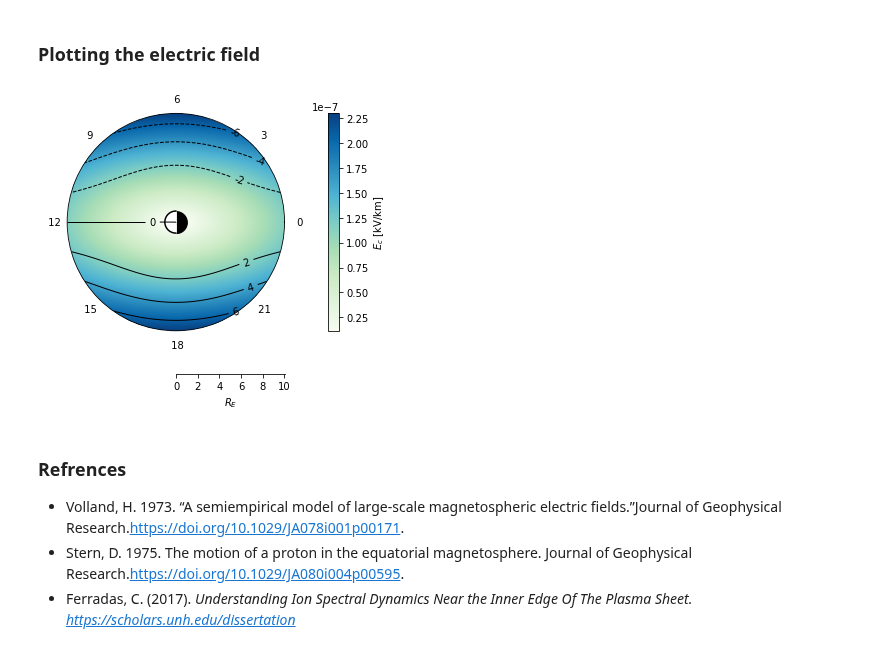
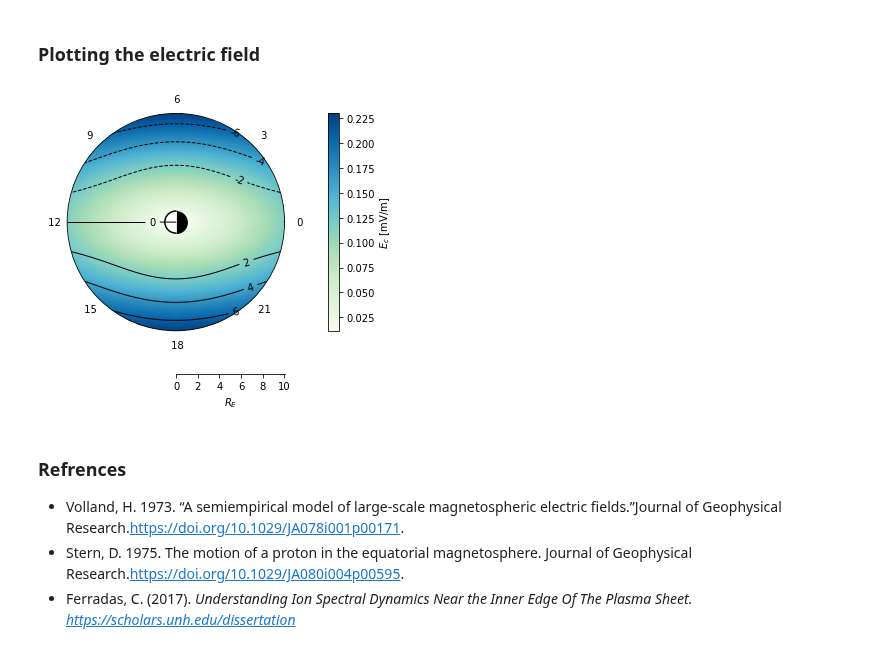
Before and after one commit to argallmr/imef, a Jupyter notebook: particle-tracing/electric-field/Volland-Stern.ipynb, the cells around one changed output. Drawn from its saved outputs; the diff is of its cells as text; code cells hidden in the pictures.

```diff
--- a/particle-tracing/electric-field/Volland-Stern.ipynb
+++ b/particle-tracing/electric-field/Volland-Stern.ipynb
@@ -4,16 +4,6 @@ import math
 import matplotlib.pyplot as plt
 import matplotlib.ticker as ticker
 from matplotlib.patches import Circle
-# %%
-'''
-Constants
-'''
-kp = 1.0                # kp index
-gs = 2.0                # shileding constant
-RE = 6371000            # equatorial radius of earth [km]
-
-# plot attributes
-pcolor = 'GnBu'
 # %%
 '''
 Additional functions
@@ -79,9 +69,12 @@ By solving the gradient $E_c = -\nabla \phi_c$, we find our equation for the con
 $$E_{r} = E_0 \left (\gamma r^{\gamma-1}\sin (\phi/24) \hat{\mathbf{r}} +  0\hat{\boldsymbol{\theta}} + \frac{r^{\gamma-1}}{24\sin\theta}\cos (\phi/24) \hat{\boldsymbol{\phi}} \right )$$
 # %%
 def convection_field(kp):
+    # equatorial radius of earth [km]
+    RE = 6371
 
     # uniform convection electric field strength in equatorial plane [kV]
     E0 = 0.045/((1-(0.159*kp) + (0.0093*kp**2))**3*(RE**2.))
+
     return E0
 
 def vs_potential(coords, gs, kp, sph = False):
@@ -120,16 +113,27 @@ def vs_efield(coords, gs, kp, sph = False):
     # uniform convection electric field strength in equatorial plane [kV]
     E0 = convection_field(kp)
 
-    # VS efield
+    # VS efield [kV/km]
     EC0 = E0*gs*(rgeo**(gs-1))*(np.sin(phi))                        # radial componenet
     EC1 = 0.                                                        # polar component
     EC2 = E0*(rgeo**(gs-1))*(1/(np.sin(theta)))*(np.cos(phi))       # azimuthal component
 
-    EC = np.array([EC0, EC1, EC2])
+    # set to array and convert to [mV/m]
+    EC = np.array([EC0, EC1, EC2])*1e3
 
     return EC
 # %% [markdown]
 ### Calculating grid of potential and electric field values
+# %%
+'''
+Constants
+'''
+kp = 1.0                # kp index
+gs = 2.0                # sheilding constant
+RE = 6371               # equatorial radius of earth [km]
+
+# plot attributes
+pcolor = 'GnBu'
 # %%
 lmax = 10
 mltmax = 24
@@ -189,7 +194,7 @@ ax1 = axes[0, 0]
 
 # plot E-field
 eplot = ax1.pcolormesh(phi, rscale, emap_new, cmap=pcolor, shading='nearest')
-fig.colorbar(eplot, ax=ax1, pad=0.13, label="$E_c$ [kV/km]")
+fig.colorbar(eplot, ax=ax1, pad=0.13, label="$E_c$ [mV/m]")
 
 # plot potential contours
 uplot = ax1.contour(phi, rscale, umap_new, 8, colors='k', linewidths=1)
@@ -202,35 +207,35 @@ ax1.clabel(uplot, uplot.levels, fmt = '%1.0f')
 scale_ang = ticker.FuncFormatter(lambda phi, pos: '{0: .0f}'.format(math.degrees(phi/15)))
 ax1.xaxis.set_major_formatter(scale_ang)
 
 # scale radial axis by RE (L-shell) - only if not plotting with rscale
 #scale_rad = ticker.FuncFormatter(lambda r, pos: '{0:.0f}'.format(r/RE))
 #ax1.yaxis.set_major_formatter(scale_rad)
 
 # place 0 at top
 #ax1.set_theta_zero_location('N')
 #ax1.set_theta_offset(np.pi/2.0)
 
 # adjust angle of radial axis labels  - only if not plotting with rscale
 # ax1.set_rlabel_position(0)
 
 #fig.suptitle(f"Volland-Stern Electric Field $E_c$ ($K_p =$ {kp})", y = 1.05)
 #fig.colorbar(fig1, ax=ax1)
 
 
 # hide radial labels and add RE-scaled subaxis
 ax1.set_yticklabels([])
 add_offscale_RE(ax1)
 
 # draw the earth
 draw_earth(ax1)
 
 plt.show()
 
 # save figure
-fname = 'plot_VS_efield_full'
+# fname = 'plot_VS_efield_full'
 #plt.savefig('../bin/'+fname+'.png',bbox_inches='tight', dpi=150)
 # %% [output]
-[figure, old version]
+[figure, new version]
 # %% [markdown]
 ### Refrences
 * Volland, H. 1973. “A semiempirical model of large-scale magnetospheric electric fields.”Journal of Geophysical
```
Also changed, not shown: parts of 1 cell of this notebook.
